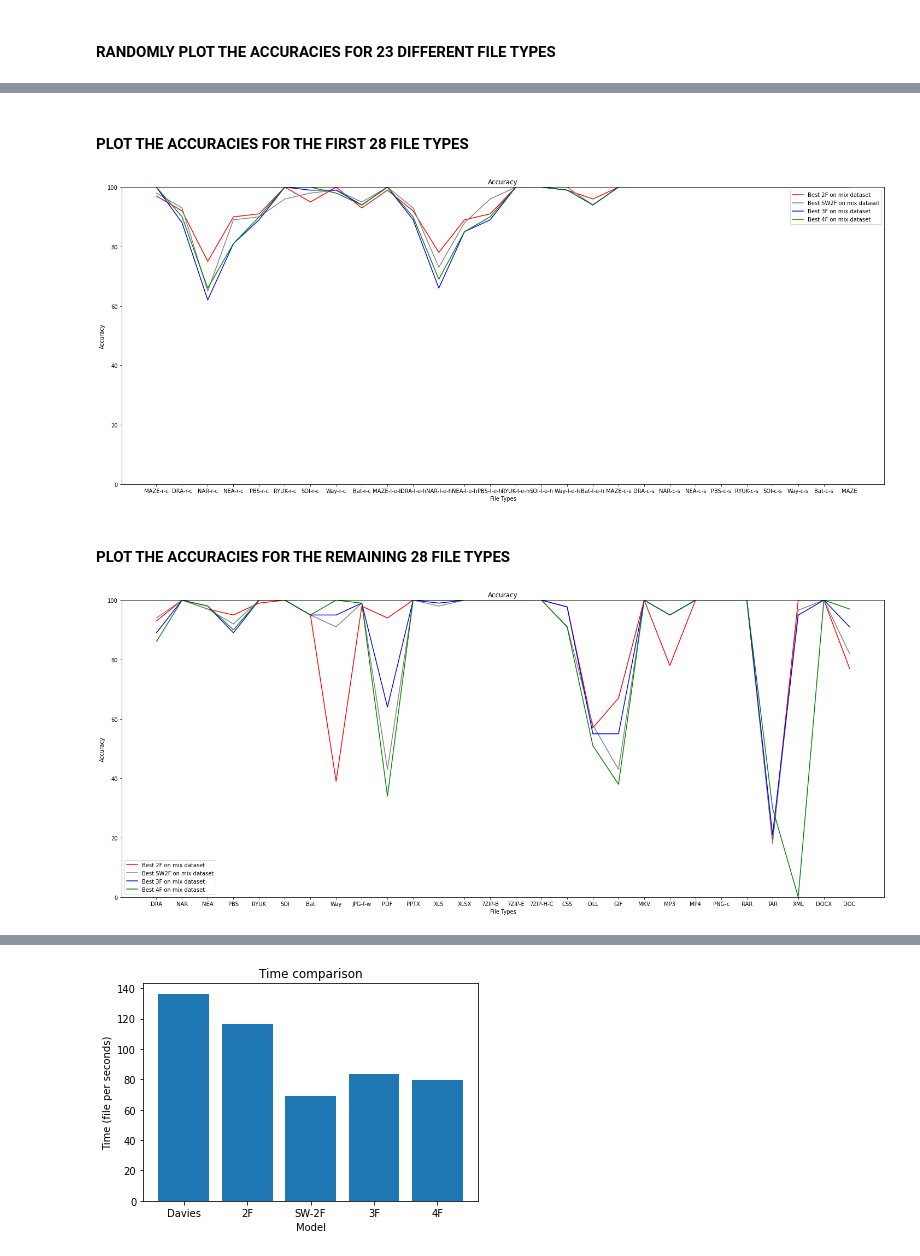
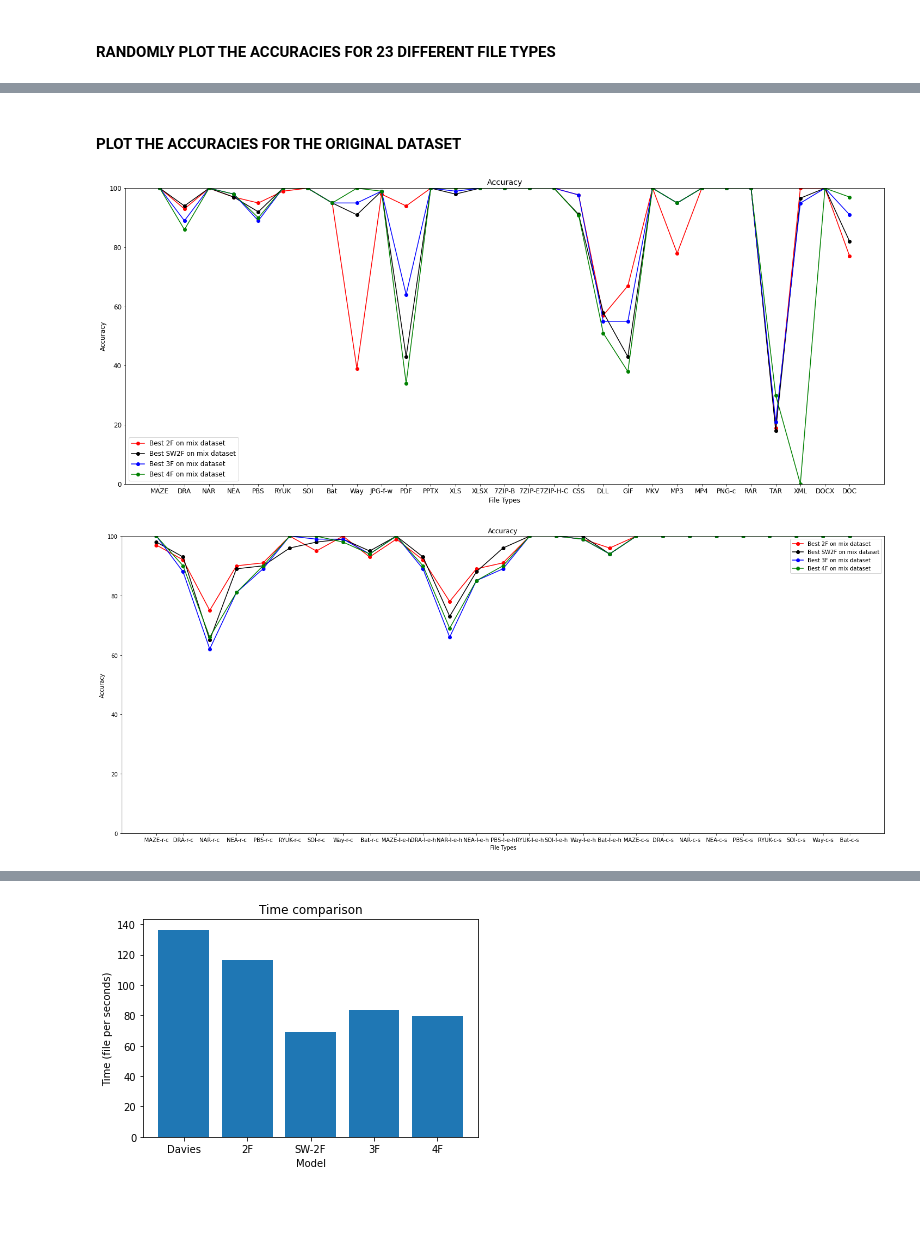
Before and after one commit to gomitolof/DAA-for-Ransomware-detection, a Jupyter notebook: models_mix/best_models.ipynb, the cells around one changed output, grey strips where cells are left out. Saved outputs shown, nothing was run; the diff lists cells and outputs as text; code cells hidden in the pictures; blank space fills up the shorter version.

Commit message:
plot acc su file org e table forged files

```diff
--- a/models_mix/best_models.ipynb
+++ b/models_mix/best_models.ipynb
@@ -968,34 +968,34 @@ plt.show()
 # %% [markdown]
-#### PLOT THE ACCURACIES FOR THE FIRST 28 FILE TYPES
+#### PLOT THE ACCURACIES FOR THE ORIGINAL DATASET
 # %%
+plt.rcParams.update({'font.size': 12})
 plt.figure(figsize=(25,10))
 plt.title("Accuracy")
 plt.xlabel("File Types")
 plt.ylabel("Accuracy")
 
-plt.plot(short_paths[:28], acc_2F_mix[:28], color="red", label="Best 2F on mix dataset")
-plt.plot(short_paths[:28], acc_SW2F_mix[:28], color="grey", label="Best SW2F on mix dataset")
-plt.plot(short_paths[:28], acc_3F_mix[:28], color="blue", label="Best 3F on mix dataset")
-plt.plot(short_paths[:28], acc_4F_mix[:28], color="green", label="Best 4F on mix dataset")
+plt.plot(short_paths[27:], acc_2F_mix[27:], marker='o', color="red", label="Best 2F on mix dataset")
+plt.plot(short_paths[27:], acc_SW2F_mix[27:], marker='o', color="black", label="Best SW2F on mix dataset")
+plt.plot(short_paths[27:], acc_3F_mix[27:], marker='o', color="blue", label="Best 3F on mix dataset")
+plt.plot(short_paths[27:], acc_4F_mix[27:], marker='o', color="green", label="Best 4F on mix dataset")
 plt.ylim([0, 100])
 plt.legend()
 plt.show()
 # %% [output]
-[figure, old version]
+[figure, new version]
-# %% [markdown]
-#### PLOT THE ACCURACIES FOR THE REMAINING 28 FILE TYPES
 # %%
+plt.rcParams.update({'font.size': 10})
 plt.figure(figsize=(25,10))
 plt.title("Accuracy")
 plt.xlabel("File Types")
 plt.ylabel("Accuracy")
 
-plt.plot(short_paths[28:], acc_2F_mix[28:], color="red", label="Best 2F on mix dataset")
-plt.plot(short_paths[28:], acc_SW2F_mix[28:], color="grey", label="Best SW2F on mix dataset")
-plt.plot(short_paths[28:], acc_3F_mix[28:], color="blue", label="Best 3F on mix dataset")
-plt.plot(short_paths[28:], acc_4F_mix[28:], color="green", label="Best 4F on mix dataset")
+plt.plot(short_paths[:27], acc_2F_mix[:27], marker='o', color="red", label="Best 2F on mix dataset")
+plt.plot(short_paths[:27], acc_SW2F_mix[:27], marker='o', color="black", label="Best SW2F on mix dataset")
+plt.plot(short_paths[:27], acc_3F_mix[:27], marker='o', color="blue", label="Best 3F on mix dataset")
+plt.plot(short_paths[:27], acc_4F_mix[:27], marker='o', color="green", label="Best 4F on mix dataset")
 plt.ylim([0, 100])
 plt.legend()
 plt.show()
 # %% [output]
-[figure, old version]
+[figure, new version]
```
Also changed, not shown: parts of 3 cells of this notebook.
